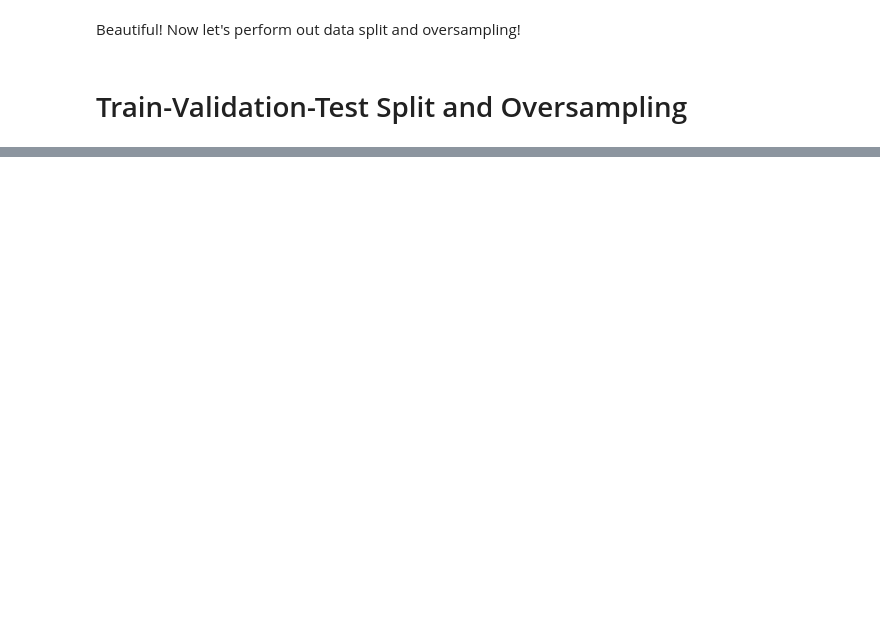
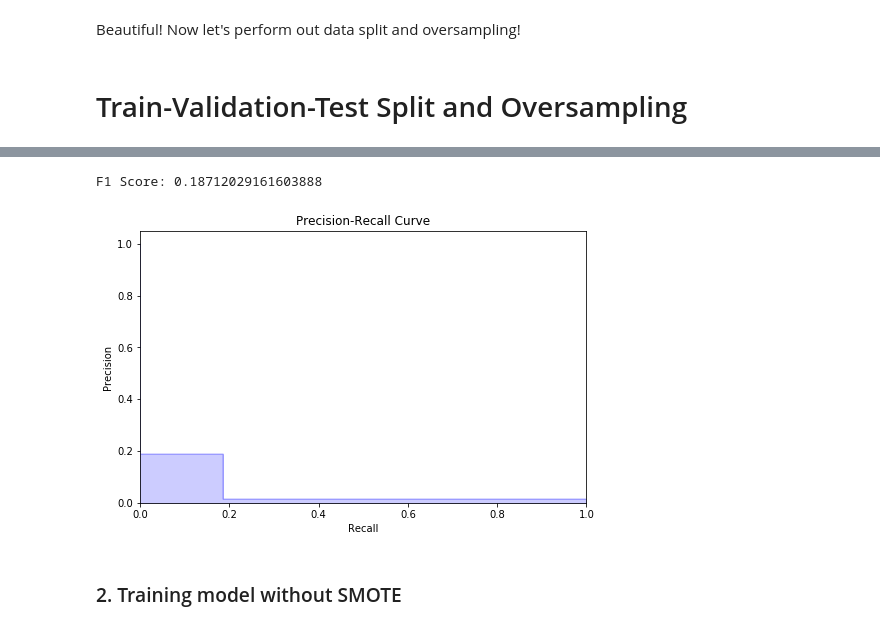
Before and after one commit to trentwoodbury/predicting_account_default, a Jupyter notebook: data_formating_and_modeling.ipynb, the cells around one changed output, grey strips where cells are left out. Cells and saved outputs as stored; diff of their text form; code cells hidden in the pictures; blank space fills up the shorter version.

Commit message:
Complete modeling notebook with associated requirements file.

```diff
--- a/data_formating_and_modeling.ipynb
+++ b/data_formating_and_modeling.ipynb
@@ -168,0 +180,5 @@ holdout_set = dataset
+# %%
+X, y = non_holdout.loc[:, feature_columns], non_holdout.loc[:, 'default']
+# We want a larger test size so that we are less prone to extreme cases where we have very
+# few default cases in the validation set.
+X_train, X_val, y_train, y_val = train_test_split(X, y, test_size=0.33)
@@ -168,0 +306,2 @@ holdout_set = dataset
+# %%
+X_train, X_val, X_holdout = X_train.fillna(0), X_val.fillna(0), X_holdout.fillna(0)
@@ -168,0 +310,5 @@ holdout_set = dataset
+# %%
+sm = SMOTE(random_state=42)
+X_smote, y_smote = sm.fit_resample(X_train, y_train)
+
+print(np.sum(y_smote) / y_smote.shape[0])
@@ -168,0 +326,3 @@ holdout_set = dataset
+# %%
+xgb = XGBClassifier()
+xgb.fit(X_smote, y_smote)
@@ -168,0 +337,27 @@ holdout_set = dataset
+# %%
+predictions = xgb.predict(X_val.values)
+f1 = f1_score(y_val, predictions)
+print("F1 Score:", f1)
+precision, recall, _ = precision_recall_curve(y_val, predictions)
+
+# In matplotlib < 1.5, plt.fill_between does not have a 'step' argument
+step_kwargs = ({'step': 'post'}
+               if 'step' in signature(plt.fill_between).parameters
+               else {})
+plt.rcParams['figure.figsize'] = (8,5)
+plt.step(recall, precision, color='b', alpha=0.2,
+         where='post')
+plt.fill_between(recall, precision, alpha=0.2, color='b', **step_kwargs)
+
+plt.xlabel('Recall')
+plt.ylabel('Precision')
+plt.ylim([0.0, 1.05])
+plt.xlim([0.0, 1.0])
+plt.title("Precision-Recall Curve")
+
+plt.show()
+# %% [output]
+F1 Score: 0.18712029161603888
+[figure, added]
+# %% [markdown]
+### 2. Training model without SMOTE
```
Also changed, not shown: parts of 30 cells of this notebook, 1 other file.
